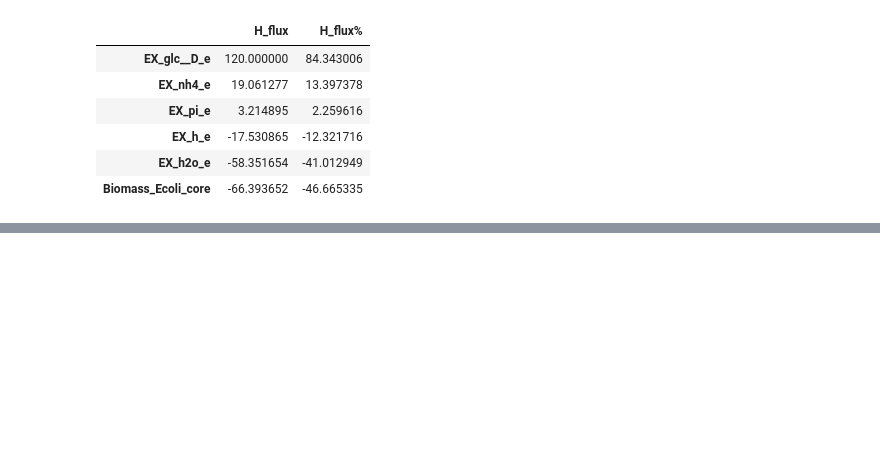
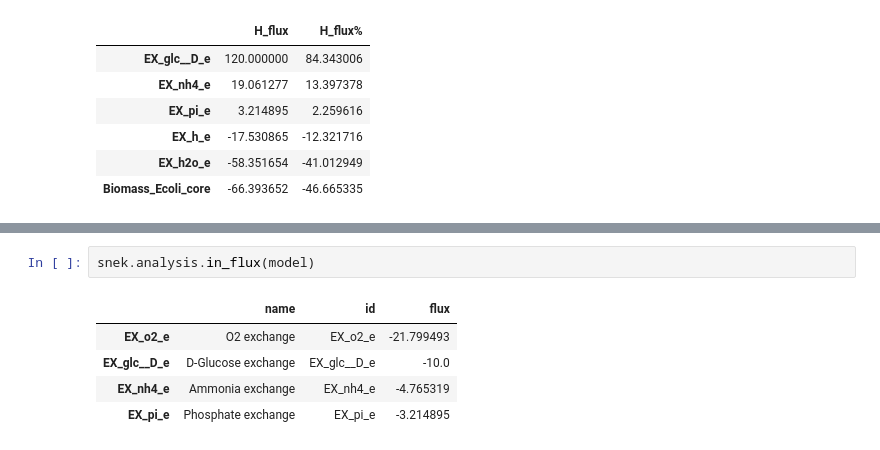
Before and after one commit to Gotsmy/snek, a Jupyter notebook: docs/source/data/demo.ipynb, the cells around one changed output, grey strips where cells are left out. Saved outputs shown, nothing was run; the diff lists cells and outputs as text; blank space fills up the shorter version.

```diff
--- a/docs/source/data/demo.ipynb
+++ b/docs/source/data/demo.ipynb
@@ -197,0 +222,8 @@ snek.elements.element_fluxes(model,'H')
+# %%
+snek.analysis.in_flux(model)
+# %% [output]
+|  | name | id | flux |
+| EX_o2_e | O2 exchange | EX_o2_e | -21.799493 |
+| EX_glc__D_e | D-Glucose exchange | EX_glc__D_e | -10.0 |
+| EX_nh4_e | Ammonia exchange | EX_nh4_e | -4.765319 |
+| EX_pi_e | Phosphate exchange | EX_pi_e | -3.214895 |
```
Also changed, not shown: parts of 19 cells of this notebook.
